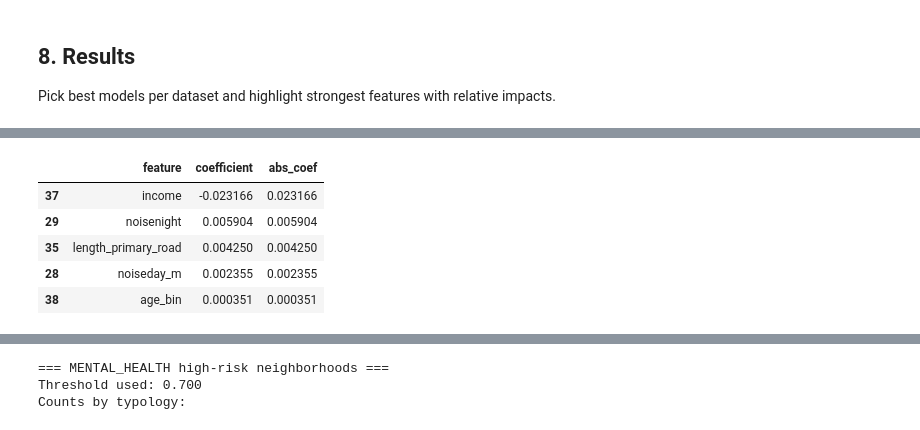
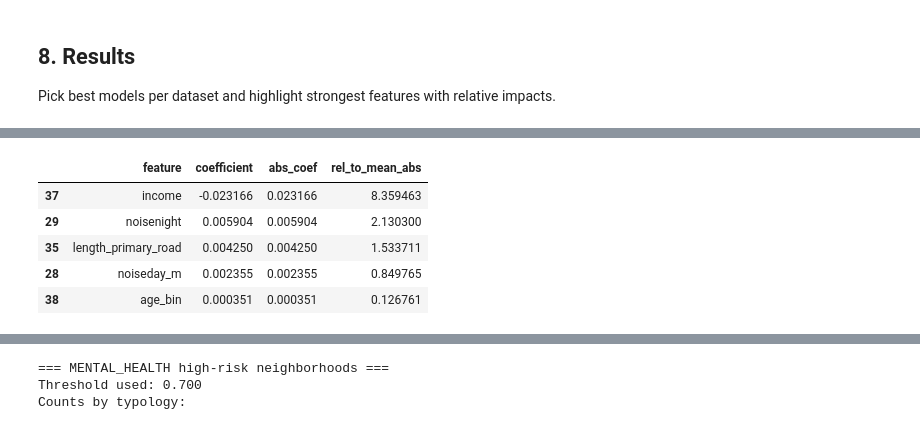
Before and after one commit to MauroPello/ENAC-ML4Science_LIPID, a Jupyter notebook: main.ipynb, the cells around one changed output, grey strips where cells are left out. Saved outputs shown, nothing was run; the diff lists cells and outputs as text; code cells hidden in the pictures.

```diff
--- a/main.ipynb
+++ b/main.ipynb
@@ -947,9 +947,21 @@ MODEL DIAGNOSTICS (Residuals or Confusion)
 Pick best models per dataset and highlight strongest features with relative impacts.
 # %%
 # Post-hoc summary: pick lowest-RMSE model per dataset (regression)
-# and pick best-F1 model per dataset (classification); report strongest features with relative impact
+# and pick best-F1 model per dataset (classification); report feature strengths vs. mean
 
-tol = 0.05  # 5% margin to consider impacts effectively similar
+tol = 0.05  # 5% margin for "similar" impacts
+
+def add_relative_strengths(coef_rows: pd.DataFrame) -> tuple[pd.DataFrame, float]:
+    coef_rows = coef_rows.copy()
+    coef_rows["abs_coef"] = coef_rows["coefficient"].abs()
+    mean_abs = coef_rows["abs_coef"].mean()
+    mean_abs = float(mean_abs) if not math.isnan(mean_abs) else 0.0
+    if mean_abs == 0.0:
+        coef_rows["rel_to_mean_abs"] = 0.0
+    else:
+        coef_rows["rel_to_mean_abs"] = coef_rows["abs_coef"] / mean_abs
+    coef_rows = coef_rows.sort_values("abs_coef", ascending=False)
+    return coef_rows, mean_abs
 
 # --- Regression (uses RMSE) ---
 if final_reg_df is not None and not final_reg_df.empty:
@@ -969,35 +981,10 @@ if final_reg_df is not None and not final_reg_df.empty:
             print("No coefficients/importances stored for this model.")
             continue
 
-        coef_rows["abs_coef"] = coef_rows["coefficient"].abs()
-        coef_rows = coef_rows.sort_values("abs_coef", ascending=False)
-
-        top = coef_rows.iloc[0]
-        top_abs = top["abs_coef"]
-        top_feat = top["feature"]
-        top_coef = top["coefficient"]
-
-        second_abs = coef_rows.iloc[1]["abs_coef"] if len(coef_rows) > 1 else 0.0
-
-        if second_abs == 0:
-            relation = (
-                "dominant (no other non-zero features)"
-                if top_abs > 0
-                else "all coefficients are zero"
-            )
-        else:
-            ratio = top_abs / second_abs
-            relation = (
-                f"impact is similar to other features (top/next ratio ~{ratio:.2f})"
-                if ratio <= 1 + tol
-                else f"about {ratio:.2f}x the next strongest feature"
-            )
-
-        print(
-            f"Top feature: {top_feat} (coef={top_coef:.4f}, |coef|={top_abs:.4f}); {relation}"
-        )
-        print("Next strongest features:")
-        display(coef_rows.head(5)[["feature", "coefficient", "abs_coef"]])
+        coef_rows, mean_abs = add_relative_strengths(coef_rows)
+        print(f"Mean |coef| across features: {mean_abs:.4f}")
+        print("Top 5 features with relative strength (|coef| / mean |coef|):")
+        display(coef_rows.head(5)[["feature", "coefficient", "abs_coef", "rel_to_mean_abs"]])
 
 # --- Classification (uses F1 to pick best) ---
 if final_clf_df is not None and not final_clf_df.empty:
@@ -1017,35 +1004,10 @@ if final_clf_df is not None and not final_clf_df.empty:
             print("No coefficients/importances stored for this model.")
             continue
 
-        coef_rows["abs_coef"] = coef_rows["coefficient"].abs()
-        coef_rows = coef_rows.sort_values("abs_coef", ascending=False)
-
-        top = coef_rows.iloc[0]
-        top_abs = top["abs_coef"]
-        top_feat = top["feature"]
-        top_coef = top["coefficient"]
-
-        second_abs = coef_rows.iloc[1]["abs_coef"] if len(coef_rows) > 1 else 0.0
-
-        if second_abs == 0:
-            relation = (
-                "dominant (no other non-zero features)"
-                if top_abs > 0
-                else "all coefficients are zero"
-            )
-        else:
-            ratio = top_abs / second_abs
-            relation = (
-                f"impact is similar to other features (top/next ratio ~{ratio:.2f})"
-                if ratio <= 1 + tol
-                else f"about {ratio:.2f}x the next strongest feature"
-            )
-
-        print(
-            f"Top feature: {top_feat} (coef={top_coef:.4f}, |coef|={top_abs:.4f}); {relation}"
-        )
-        print("Next strongest features:")
-        display(coef_rows.head(5)[["feature", "coefficient", "abs_coef"]])
+        coef_rows, mean_abs = add_relative_strengths(coef_rows)
+        print(f"Mean |coef| across features: {mean_abs:.4f}")
+        print("Top 5 features with relative strength (|coef| / mean |coef|):")
+        display(coef_rows.head(5)[["feature", "coefficient", "abs_coef", "rel_to_mean_abs"]])
 # %% [output]
 === MENTAL_HEALTH (Regression) ===
 Best model (lowest RMSE): Lasso Regression | RMSE=0.3132
@@ -1054,8 +1016,8 @@ Next strongest features:
-|  | feature | coefficient | abs_coef |
-| 37 | income | -0.023166 | 0.023166 |
-| 29 | noisenight | 0.005904 | 0.005904 |
-| 35 | length_primary_road | 0.004250 | 0.004250 |
-| 28 | noiseday_m | 0.002355 | 0.002355 |
-| 38 | age_bin | 0.000351 | 0.000351 |
+|  | feature | coefficient | abs_coef | rel_to_mean_abs |
+| 37 | income | -0.023166 | 0.023166 | 8.359463 |
+| 29 | noisenight | 0.005904 | 0.005904 | 2.130300 |
+| 35 | length_primary_road | 0.004250 | 0.004250 | 1.533711 |
+| 28 | noiseday_m | 0.002355 | 0.002355 | 0.849765 |
+| 38 | age_bin | 0.000351 | 0.000351 | 0.126761 |
 === SLEEP_DISORDER (Regression) ===
 Best model (lowest RMSE): Lasso Regression | RMSE=0.2393
```
Also changed, not shown: parts of 1 cell of this notebook.
